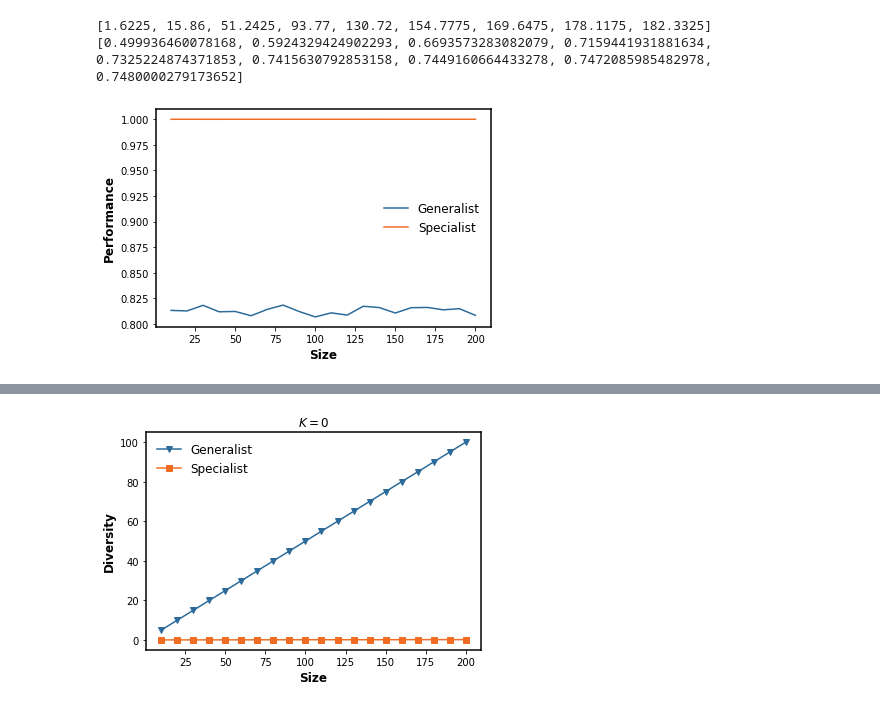
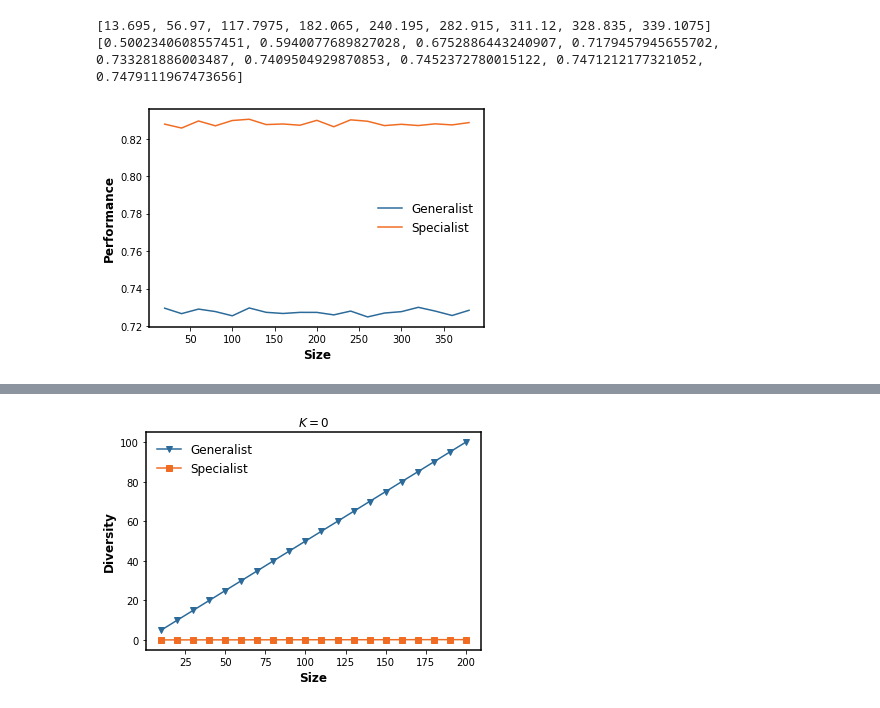
Before and after one commit to baldFemale/OpenInnovationFramework, a Jupyter notebook: Baseline/Parallel_Search_Full/Evaluator.ipynb, the cells around one changed output, grey strips where cells are left out. Drawn from its saved outputs; the diff is of its cells as text; code cells hidden in the pictures.

```diff
--- a/Baseline/Parallel_Search_Full/Evaluator.ipynb
+++ b/Baseline/Parallel_Search_Full/Evaluator.ipynb
@@ -41,8 +41,8 @@ color_pairs = [[shallow_purple, deep_purple],  [shallow_green, deep_green],
                [shallow_grey, deep_grey]]
 morandi_colors = [morandi_blue, morandi_green, morandi_yellow, morandi_orange, morandi_pink, morandi_red, morandi_purple]
 # %%
-data_folder = r"E:\data\gst-0815-23\Pre-Test\Parallel_Search_Full_2"
-agent_num_list = np.arange(10, 210, step=10, dtype=int).tolist()
+data_folder = r"E:\data\gst-0815-23\Pre-Test\Parallel_Search_Full_3"
+agent_num_list = np.arange(20, 400, step=20, dtype=int).tolist()
 g_fitness_across_K_size, s_fitness_across_K_size = [], []
 g_best_fitness_across_K_size, s_best_fitness_across_K_size = [], []
 g_worst_fitness_across_K_size, s_worst_fitness_across_K_size = [], []
@@ -118,33 +118,33 @@ for agent_num in agent_num_list:
 print(s_unique_diversity_across_K_size[-2])
 print(g_pair_wise_diversity_across_K_size[-1])
 # %% [output]
-[1.6225, 15.86, 51.2425, 93.77, 130.72, 154.7775, 169.6475, 178.1175, 182.3325]
-[0.499936460078168, 0.5924329424902293, 0.6693573283082079, 0.7159441931881634, 0.7325224874371853, 0.7415630792853158, 0.7449160664433278, 0.7472085985482978, 0.7480000279173652]
+[13.695, 56.97, 117.7975, 182.065, 240.195, 282.915, 311.12, 328.835, 339.1075]
+[0.5002340608557451, 0.5940077689827028, 0.6752886443240907, 0.7179457945655702, 0.733281886003487, 0.7409504929870853, 0.7452372780015122, 0.7471212177321052, 0.7479111967473656]
 # %%
 # GS Fitness Given the Same K and Varying Agent Numbers
-given_K_index = 0
+given_K_index = 5
 g_fitness_across_size, s_fitness_across_size = [], []
 for g_fitness, s_fitness in zip(g_fitness_across_K_size, s_fitness_across_K_size):
     g_fitness_across_size.append(g_fitness[given_K_index])
     s_fitness_across_size.append(s_fitness[given_K_index])
 
 x = agent_num_list
 fig, ax = plt.subplots()
 ax.spines["left"].set_linewidth(1.5)
 ax.spines["right"].set_linewidth(1.5)
 ax.spines["top"].set_linewidth(1.5)
 ax.spines["bottom"].set_linewidth(1.5)
 plt.plot(x, g_fitness_across_size, "-", label="Generalist", color=nature_blue)
 plt.plot(x, s_fitness_across_size, "-", label="Specialist", color=nature_orange)
 
 plt.xlabel('Size', fontweight='bold', fontsize=12)
 plt.ylabel('Performance', fontweight='bold', fontsize=12)
 # plt.xticks(x)
 plt.legend(frameon=False, ncol=1, fontsize=12)
 plt.savefig(data_folder + r"\GS_performance.png", transparent=True, dpi=300)
 plt.show()
 # %% [output]
-[figure, old version]
+[figure, new version]
 # %%
 # GS Best Fitness Given the Same K and Varying Agent Numbers
 for index in range(9):
```
Also changed, not shown: parts of 3 cells of this notebook, 13 other files.
